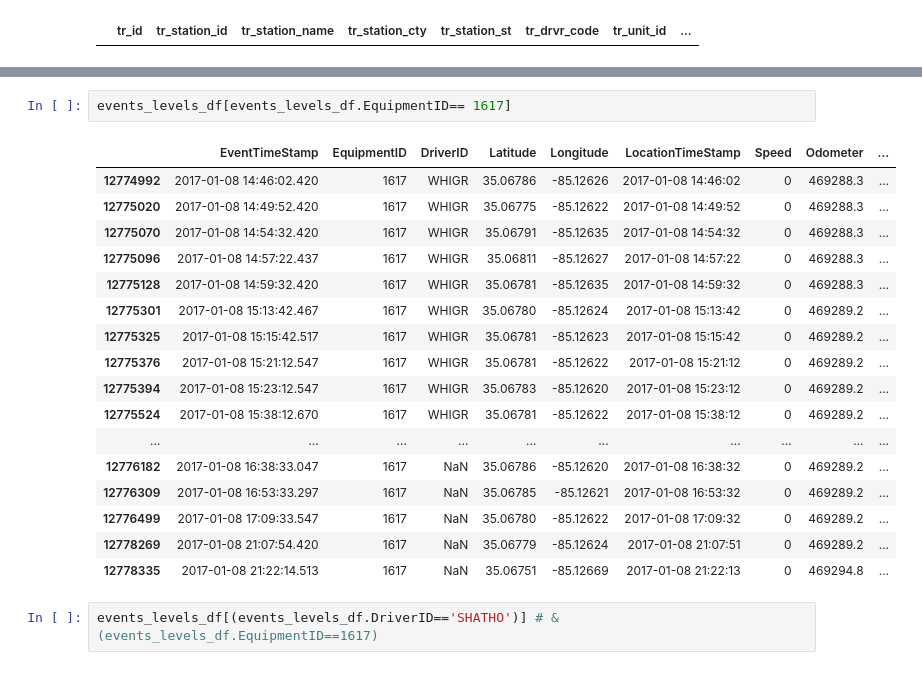
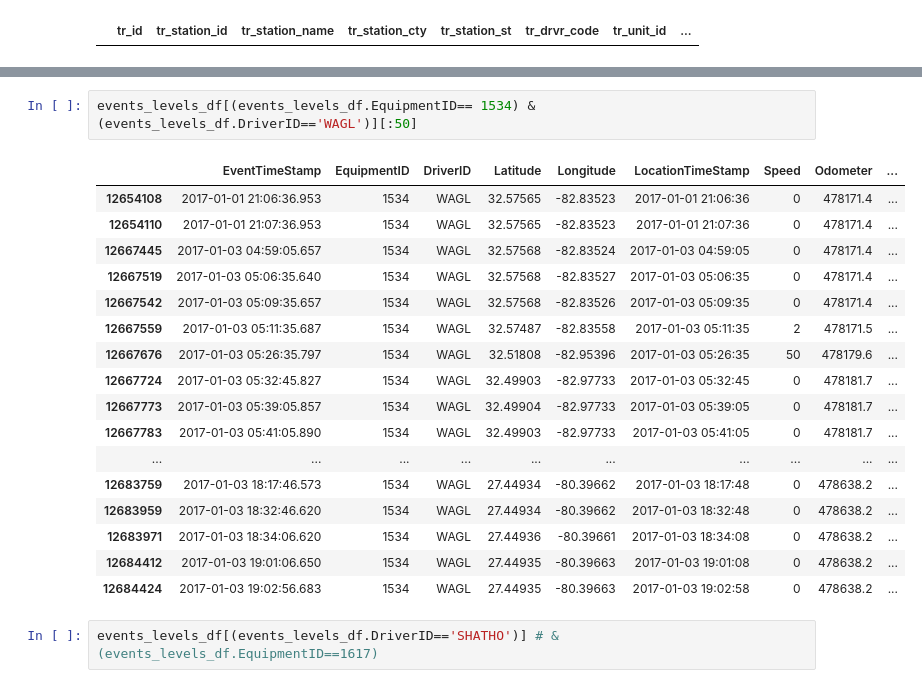
Before and after one commit to paulo-g-martinez/dq-6-fraud-detection, a Jupyter notebook: BigG_testing_merge.ipynb, the cells around one changed output, grey strips where cells are left out. Saved outputs shown, nothing was run; the diff lists cells and outputs as text.

```diff
--- a/BigG_testing_merge.ipynb
+++ b/BigG_testing_merge.ipynb
@@ -1508,23 +1585,23 @@ fuel_trans_df[(fuel_trans_df.tr_unit_id == 2046)]
 # %%
-events_levels_df[events_levels_df.EquipmentID== 1617]
+events_levels_df[(events_levels_df.EquipmentID== 1534) & (events_levels_df.DriverID=='WAGL')][:50]
 # %% [output]
 |  | EventTimeStamp | EquipmentID | DriverID | Latitude | Longitude | LocationTimeStamp | Speed | Odometer | ... |
-| 12774992 | 2017-01-08 14:46:02.420 | 1617 | WHIGR | 35.06786 | -85.12626 | 2017-01-08 14:46:02 | 0 | 469288.3 | ... |
-| 12775020 | 2017-01-08 14:49:52.420 | 1617 | WHIGR | 35.06775 | -85.12622 | 2017-01-08 14:49:52 | 0 | 469288.3 | ... |
-| 12775070 | 2017-01-08 14:54:32.420 | 1617 | WHIGR | 35.06791 | -85.12635 | 2017-01-08 14:54:32 | 0 | 469288.3 | ... |
-| 12775096 | 2017-01-08 14:57:22.437 | 1617 | WHIGR | 35.06811 | -85.12627 | 2017-01-08 14:57:22 | 0 | 469288.3 | ... |
-| 12775128 | 2017-01-08 14:59:32.420 | 1617 | WHIGR | 35.06781 | -85.12635 | 2017-01-08 14:59:32 | 0 | 469288.3 | ... |
-| 12775301 | 2017-01-08 15:13:42.467 | 1617 | WHIGR | 35.06780 | -85.12624 | 2017-01-08 15:13:42 | 0 | 469289.2 | ... |
-| 12775325 | 2017-01-08 15:15:42.517 | 1617 | WHIGR | 35.06781 | -85.12623 | 2017-01-08 15:15:42 | 0 | 469289.2 | ... |
-| 12775376 | 2017-01-08 15:21:12.547 | 1617 | WHIGR | 35.06781 | -85.12622 | 2017-01-08 15:21:12 | 0 | 469289.2 | ... |
-| 12775394 | 2017-01-08 15:23:12.547 | 1617 | WHIGR | 35.06783 | -85.12620 | 2017-01-08 15:23:12 | 0 | 469289.2 | ... |
-| 12775524 | 2017-01-08 15:38:12.670 | 1617 | WHIGR | 35.06781 | -85.12622 | 2017-01-08 15:38:12 | 0 | 469289.2 | ... |
+| 12654108 | 2017-01-01 21:06:36.953 | 1534 | WAGL | 32.57565 | -82.83523 | 2017-01-01 21:06:36 | 0 | 478171.4 | ... |
+| 12654110 | 2017-01-01 21:07:36.953 | 1534 | WAGL | 32.57565 | -82.83523 | 2017-01-01 21:07:36 | 0 | 478171.4 | ... |
+| 12667445 | 2017-01-03 04:59:05.657 | 1534 | WAGL | 32.57568 | -82.83524 | 2017-01-03 04:59:05 | 0 | 478171.4 | ... |
+| 12667519 | 2017-01-03 05:06:35.640 | 1534 | WAGL | 32.57568 | -82.83527 | 2017-01-03 05:06:35 | 0 | 478171.4 | ... |
+| 12667542 | 2017-01-03 05:09:35.657 | 1534 | WAGL | 32.57568 | -82.83526 | 2017-01-03 05:09:35 | 0 | 478171.4 | ... |
+| 12667559 | 2017-01-03 05:11:35.687 | 1534 | WAGL | 32.57487 | -82.83558 | 2017-01-03 05:11:35 | 2 | 478171.5 | ... |
+| 12667676 | 2017-01-03 05:26:35.797 | 1534 | WAGL | 32.51808 | -82.95396 | 2017-01-03 05:26:35 | 50 | 478179.6 | ... |
+| 12667724 | 2017-01-03 05:32:45.827 | 1534 | WAGL | 32.49903 | -82.97733 | 2017-01-03 05:32:45 | 0 | 478181.7 | ... |
+| 12667773 | 2017-01-03 05:39:05.857 | 1534 | WAGL | 32.49904 | -82.97733 | 2017-01-03 05:39:05 | 0 | 478181.7 | ... |
+| 12667783 | 2017-01-03 05:41:05.890 | 1534 | WAGL | 32.49903 | -82.97733 | 2017-01-03 05:41:05 | 0 | 478181.7 | ... |
 | ... | ... | ... | ... | ... | ... | ... | ... | ... | ... |
-| 12776182 | 2017-01-08 16:38:33.047 | 1617 | NaN | 35.06786 | -85.12620 | 2017-01-08 16:38:32 | 0 | 469289.2 | ... |
-| 12776309 | 2017-01-08 16:53:33.297 | 1617 | NaN | 35.06785 | -85.12621 | 2017-01-08 16:53:32 | 0 | 469289.2 | ... |
-| 12776499 | 2017-01-08 17:09:33.547 | 1617 | NaN | 35.06780 | -85.12622 | 2017-01-08 17:09:32 | 0 | 469289.2 | ... |
-| 12778269 | 2017-01-08 21:07:54.420 | 1617 | NaN | 35.06779 | -85.12624 | 2017-01-08 21:07:51 | 0 | 469289.2 | ... |
-| 12778335 | 2017-01-08 21:22:14.513 | 1617 | NaN | 35.06751 | -85.12669 | 2017-01-08 21:22:13 | 0 | 469294.8 | ... |
+| 12683759 | 2017-01-03 18:17:46.573 | 1534 | WAGL | 27.44934 | -80.39662 | 2017-01-03 18:17:48 | 0 | 478638.2 | ... |
+| 12683959 | 2017-01-03 18:32:46.620 | 1534 | WAGL | 27.44934 | -80.39662 | 2017-01-03 18:32:48 | 0 | 478638.2 | ... |
+| 12683971 | 2017-01-03 18:34:06.620 | 1534 | WAGL | 27.44936 | -80.39661 | 2017-01-03 18:34:08 | 0 | 478638.2 | ... |
+| 12684412 | 2017-01-03 19:01:06.650 | 1534 | WAGL | 27.44935 | -80.39663 | 2017-01-03 19:01:08 | 0 | 478638.2 | ... |
+| 12684424 | 2017-01-03 19:02:56.683 | 1534 | WAGL | 27.44935 | -80.39663 | 2017-01-03 19:02:58 | 0 | 478638.2 | ... |
 # %%
 events_levels_df[(events_levels_df.DriverID=='SHATHO')] # & (events_levels_df.EquipmentID==1617)
 # %% [output]
```
Also changed, not shown: parts of 22 cells of this notebook, 1 other file.
